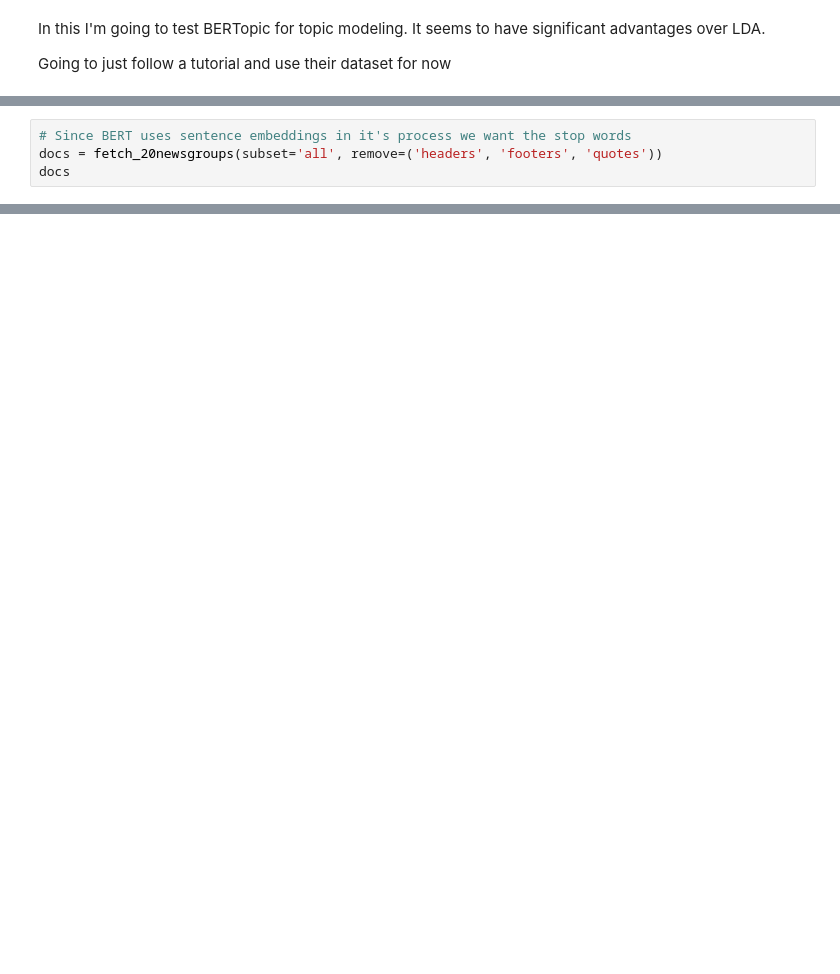
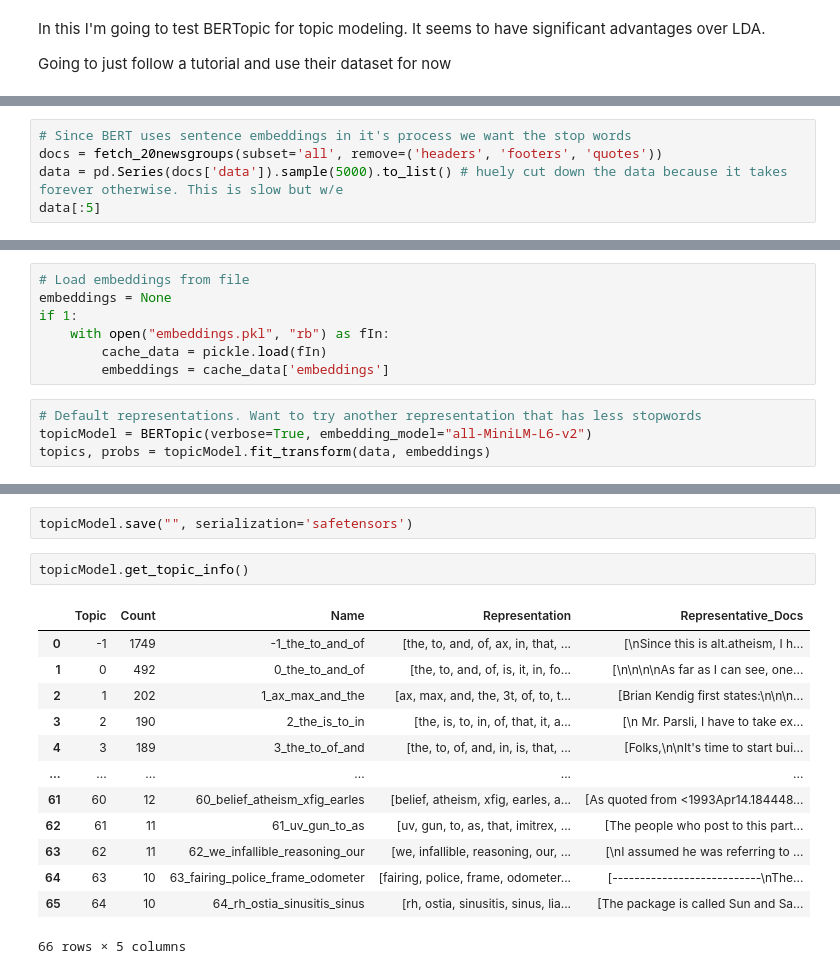
Before and after one commit to RussellABH/OPTUS-AI, a Jupyter notebook: analysis/russell/BERTopic.ipynb, the cells around one changed output, grey strips where cells are left out. Drawn from its saved outputs; the diff is of its cells as text; blank space fills up the shorter version.

```diff
--- a/analysis/russell/BERTopic.ipynb
+++ b/analysis/russell/BERTopic.ipynb
@@ -8,5 +10,6 @@ from bertopic import BERTopic
 # %%
 # Since BERT uses sentence embeddings in it's process we want the stop words
 docs = fetch_20newsgroups(subset='all', remove=('headers', 'footers', 'quotes'))
-docs
+data = pd.Series(docs['data']).sample(5000).to_list() # huely cut down the data because it takes forever otherwise. This is slow but w/e
+data[:5]
 # %% [output]
@@ -29,0 +30,11 @@ docs
+# %%
+# Load embeddings from file
+embeddings = None
+if 1:
+    with open("embeddings.pkl", "rb") as fIn:
+        cache_data = pickle.load(fIn)
+        embeddings = cache_data['embeddings']
+# %%
+# Default representations. Want to try another representation that has less stopwords
+topicModel = BERTopic(verbose=True, embedding_model="all-MiniLM-L6-v2")
+topics, probs = topicModel.fit_transform(data, embeddings)
@@ -29,0 +44,18 @@ docs
+# %%
+topicModel.save("", serialization='safetensors')
+# %%
+topicModel.get_topic_info()
+# %% [output]
+|  | Topic | Count | Name | Representation | Representative_Docs |
+| 0 | -1 | 1749 | -1_the_to_and_of | [the, to, and, of, ax, in, that, ... | [\nSince this is alt.atheism, I h... |
+| 1 | 0 | 492 | 0_the_to_and_of | [the, to, and, of, is, it, in, fo... | [\n\n\n\nAs far as I can see, one... |
+| 2 | 1 | 202 | 1_ax_max_and_the | [ax, max, and, the, 3t, of, to, t... | [Brian Kendig first states:\n\n\n... |
+| 3 | 2 | 190 | 2_the_is_to_in | [the, is, to, in, of, that, it, a... | [\n Mr. Parsli, I have to take ex... |
+| 4 | 3 | 189 | 3_the_to_of_and | [the, to, of, and, in, is, that, ... | [Folks,\n\nIt's time to start bui... |
+| ... | ... | ... | ... | ... | ... |
+| 61 | 60 | 12 | 60_belief_atheism_xfig_earles | [belief, atheism, xfig, earles, a... | [As quoted from <1993Apr14.184448... |
+| 62 | 61 | 11 | 61_uv_gun_to_as | [uv, gun, to, as, that, imitrex, ... | [The people who post to this part... |
+| 63 | 62 | 11 | 62_we_infallible_reasoning_our | [we, infallible, reasoning, our, ... | [\nI assumed he was referring to ... |
+| 64 | 63 | 10 | 63_fairing_police_frame_odometer | [fairing, police, frame, odometer... | [---------------------------\nThe... |
+| 65 | 64 | 10 | 64_rh_ostia_sinusitis_sinus | [rh, ostia, sinusitis, sinus, lia... | [The package is called Sun and Sa... |
+66 rows × 5 columns
```
Also changed, not shown: parts of 6 cells of this notebook, 1 other file.
